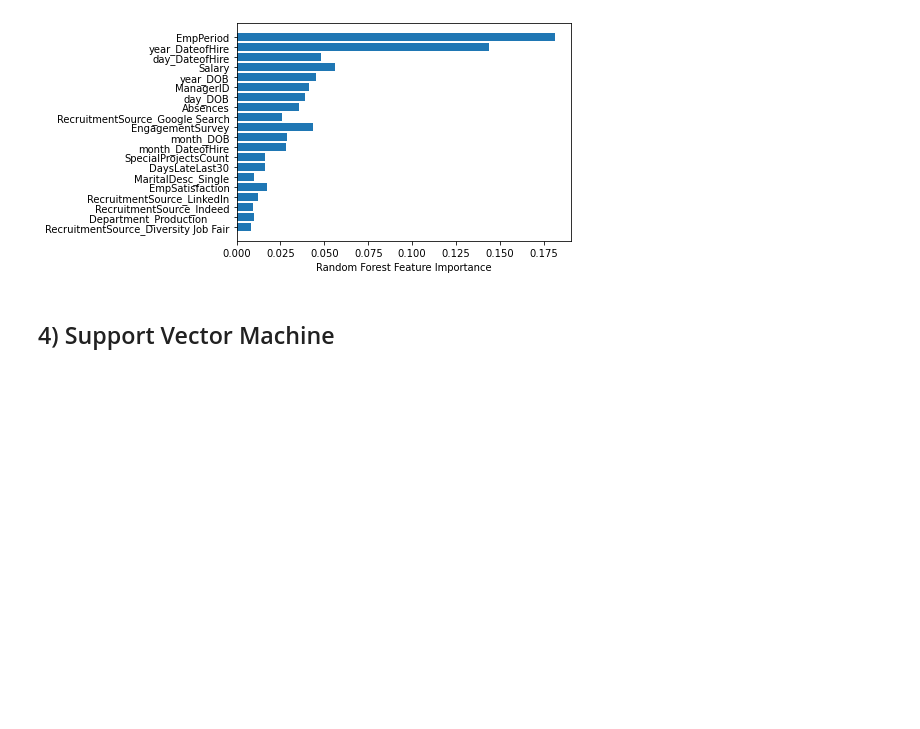
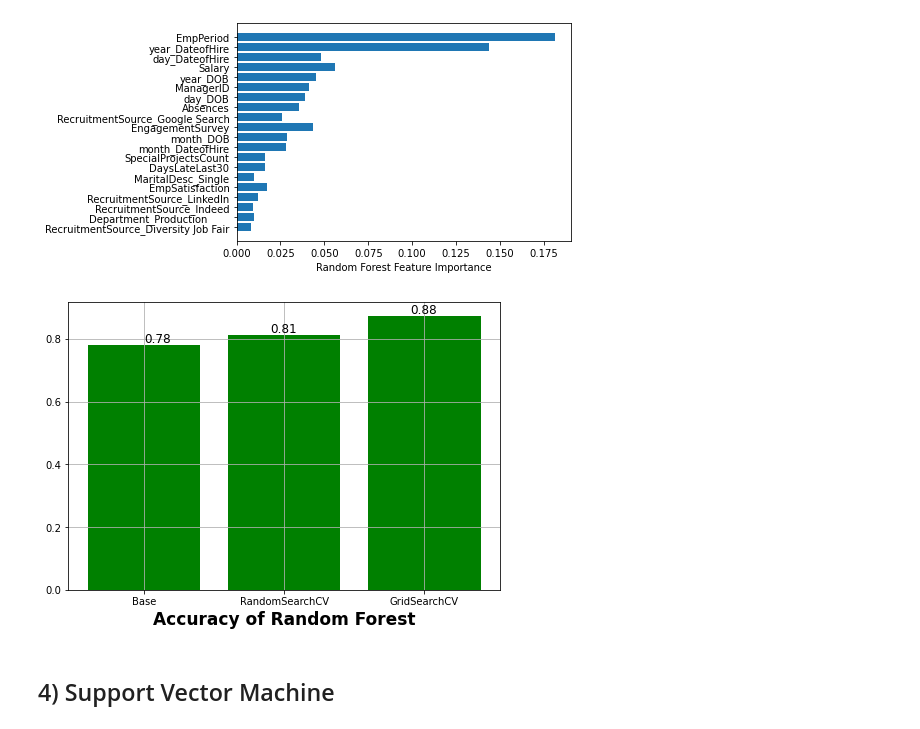
Before and after one commit to shunki-akiyama/HR-Analytics, a Jupyter notebook: HR Analytics.ipynb, the cells around one changed output. Saved outputs shown, nothing was run; the diff lists cells and outputs as text; code cells hidden in the pictures; blank space fills up the shorter version.

```diff
--- a/HR Analytics.ipynb
+++ b/HR Analytics.ipynb
@@ -1198,6 +1198,25 @@ plt.xlabel("Random Forest Feature Importance")
 # %% [output]
 Text(0.5, 0, 'Random Forest Feature Importance')
 [figure]
+# %%
+#Visualizing the accuracy of Random Forest.
+fig = plt.figure()
+ax = fig.add_axes([0,0,1,1])
+model = ['Base', 'RandomSearchCV', 'GridSearchCV']
+accuracy = [rnd_clf.score(final_X_test, final_y_test),
+            ran_rnd_clf.score(final_X_test_imp, final_y_test),
+            grid_rnd_clf.score(final_X_test, final_y_test)]
+
+# Create labels
+plt.text(0.00, 0.79, s='0.78', size=12)
+plt.text(0.90, 0.82, s='0.81', size=12)
+plt.text(1.90, 0.88, s='0.88', size=12)
+ax.bar(model ,accuracy, color='green')
+plt.grid(b=None)
+plt.xlabel('Accuracy of Random Forest', fontweight='bold', color = 'Black', fontsize='17', horizontalalignment='center')
+plt.show()
+# %% [output]
+[figure, added]
 # %% [markdown]
 ## 4) Support Vector Machine
 # %%
```
Also changed, not shown: parts of 41 cells of this notebook.
